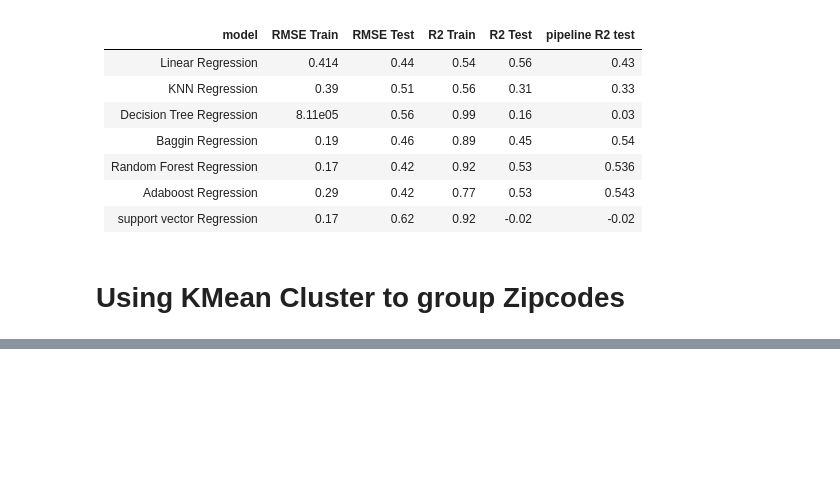
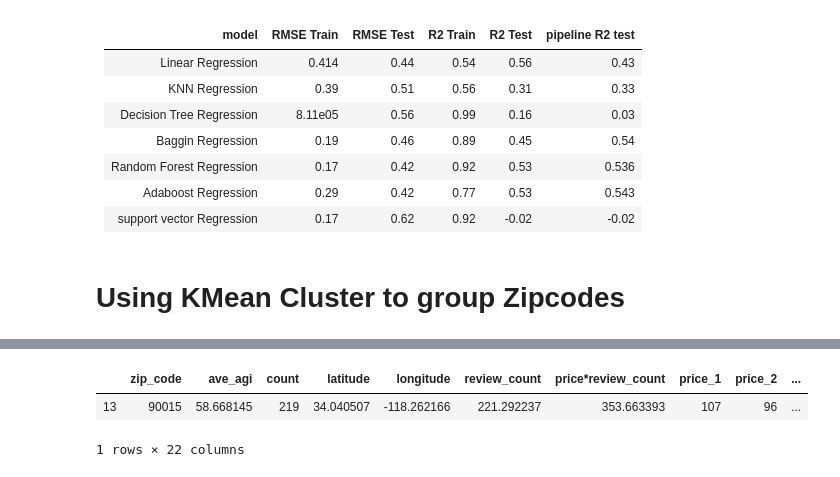
Before and after one commit to aejsong/Predicting-Neighborhood-Affluence-with-Yelp, a Jupyter notebook: Code/Echo_model_practice.ipynb, the cells around one changed output, grey strips where cells are left out. Cells and saved outputs as stored; diff of their text form; code cells hidden in the pictures; blank space fills up the shorter version.

```diff
--- a/Code/Echo_model_practice.ipynb
+++ b/Code/Echo_model_practice.ipynb
@@ -847,3 +847,11 @@ array([4.01459443, 4.17376313, 4.49297782, 4.11546916, 3.93277102,
+# %%
+df_dummy['pred']=adaboost_reg.predict(X_cluster)
+# %%
+df_dummy[df_dummy['zip_code']=='90015']
+# %% [output]
+|  | zip_code | ave_agi | count | latitude | longitude | review_count | price*review_count | price_1 | price_2 | ... |
+| 13 | 90015 | 58.668145 | 219 | 34.040507 | -118.262166 | 221.292237 | 353.663393 | 107 | 96 | ... |
+1 rows × 22 columns
 # %%
 residuals = y_test - y_pred
 # %%
```
Also changed, not shown: parts of 21 cells of this notebook.
